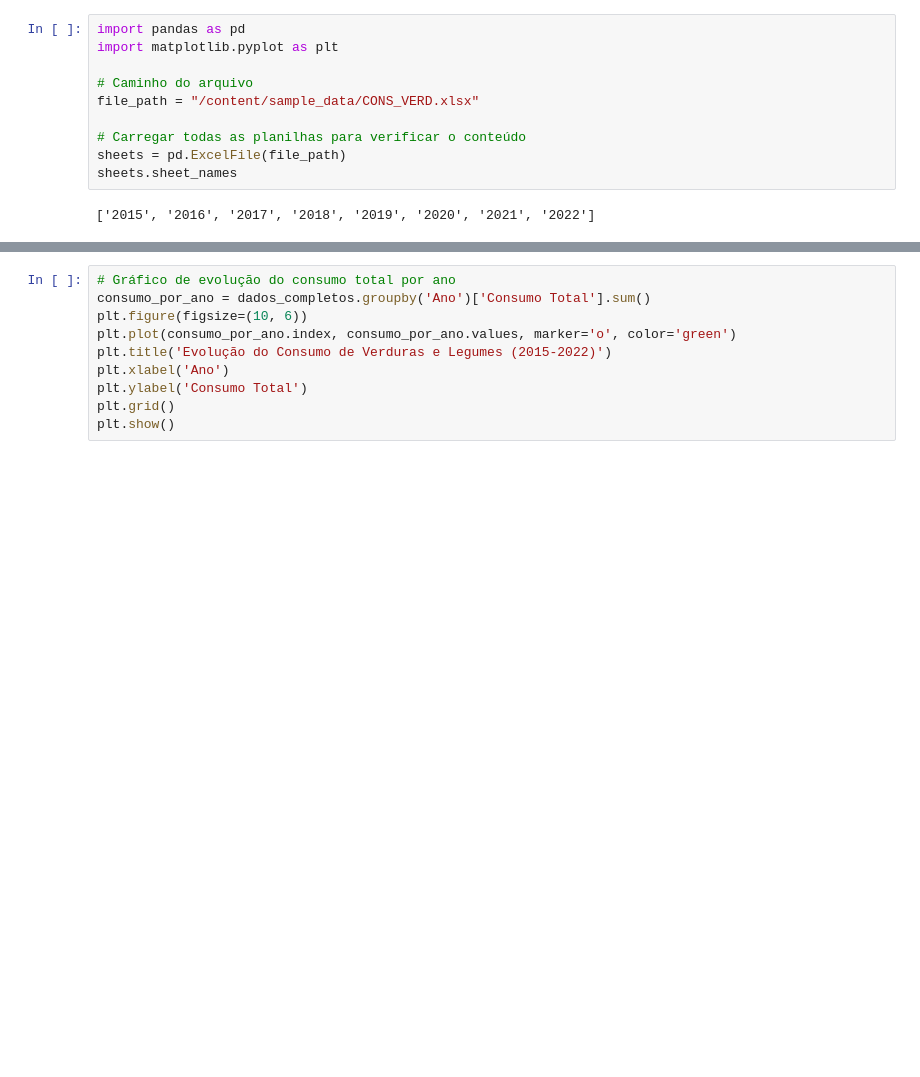
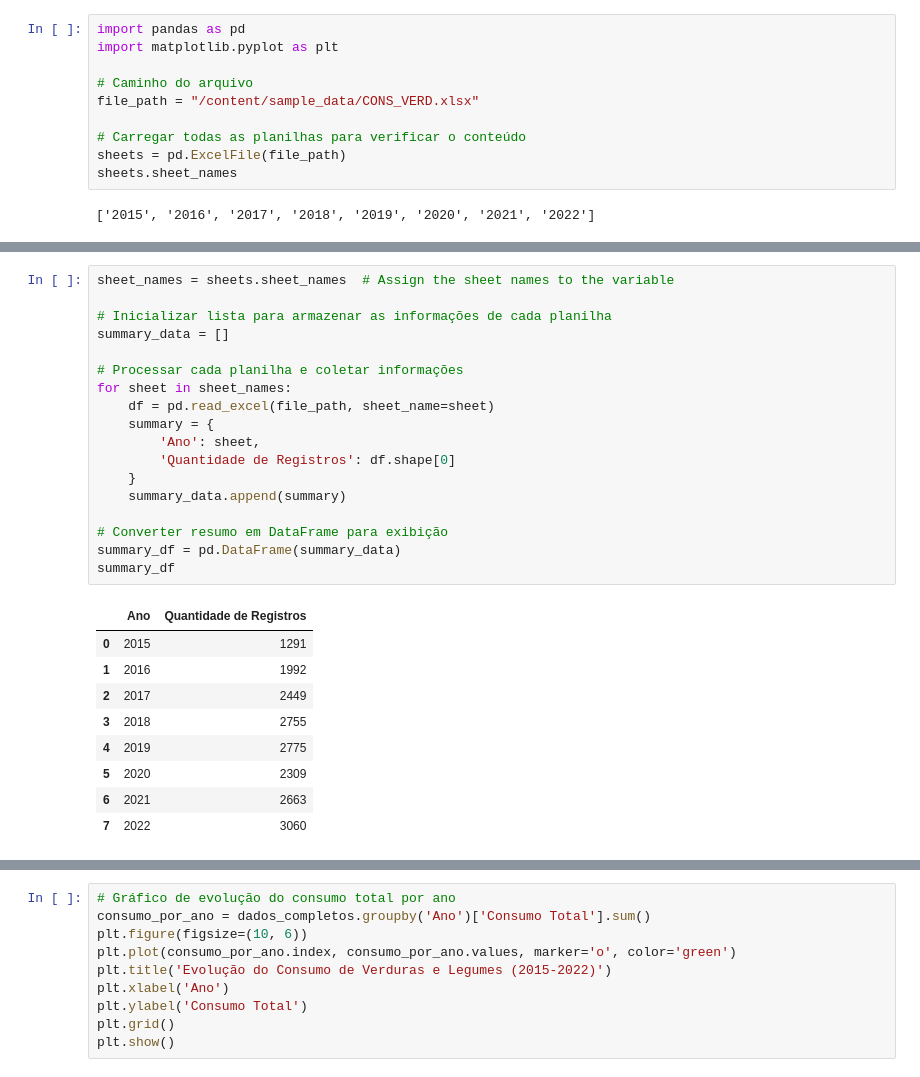
Before and after one commit to GGuedesA/Gestao-da-Informaco, a Jupyter notebook: IFit.ipynb, the cells around one changed output, grey strips where cells are left out. Drawn from its saved outputs; the diff is of its cells as text; blank space fills up the shorter version.

```diff
--- a/IFit.ipynb
+++ b/IFit.ipynb
@@ -21 +22,29 @@ https://docs.google.com/spreadsheets/d/1QWkJWU1yt_4o-f2z2eu5vYf0EuI5EgRI2yTetHwL
 [interactive output not drawn]
+# %%
+sheet_names = sheets.sheet_names  # Assign the sheet names to the variable
+
+# Inicializar lista para armazenar as informações de cada planilha
+summary_data = []
+
+# Processar cada planilha e coletar informações
+for sheet in sheet_names:
+    df = pd.read_excel(file_path, sheet_name=sheet)
+    summary = {
+        'Ano': sheet,
+        'Quantidade de Registros': df.shape[0]
+    }
+    summary_data.append(summary)
+
+# Converter resumo em DataFrame para exibição
+summary_df = pd.DataFrame(summary_data)
+summary_df
+# %% [output]
+|  | Ano | Quantidade de Registros |
+| 0 | 2015 | 1291 |
+| 1 | 2016 | 1992 |
+| 2 | 2017 | 2449 |
+| 3 | 2018 | 2755 |
+| 4 | 2019 | 2775 |
+| 5 | 2020 | 2309 |
+| 6 | 2021 | 2663 |
+| 7 | 2022 | 3060 |
```
Also changed, not shown: parts of 5 cells of this notebook.
